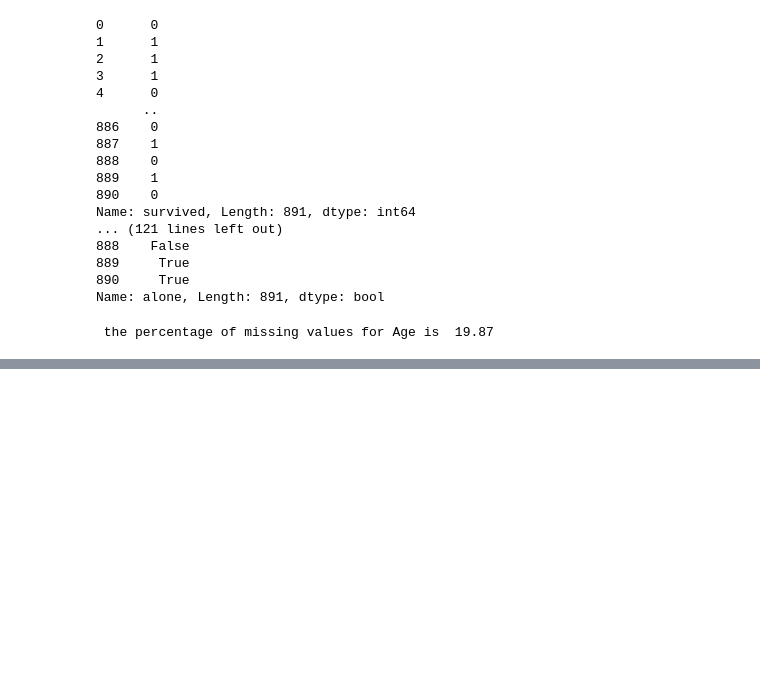
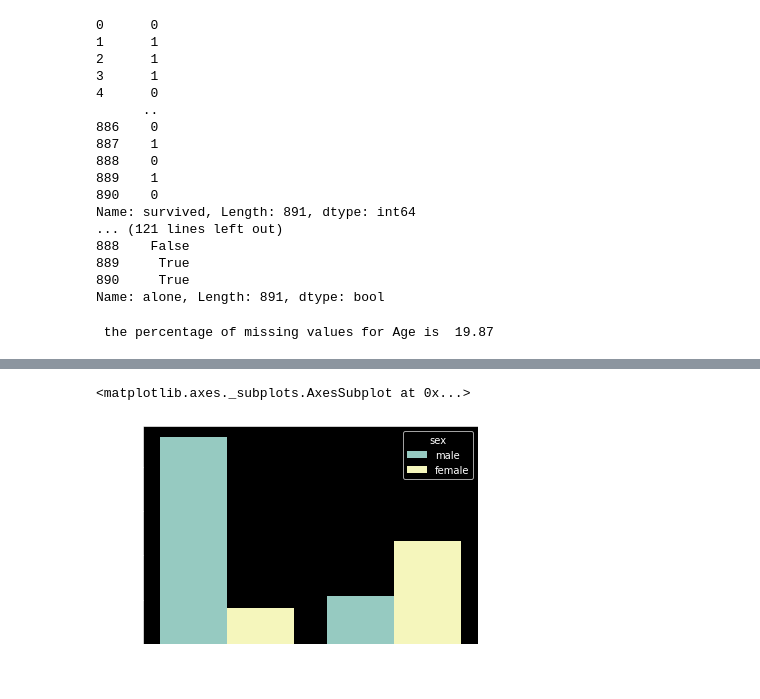
Before and after one commit to kwabena55/ML-Crash-Course, a Jupyter notebook: 08.Exploratory Data Analysis.ipynb, the cells around one changed output, grey strips where cells are left out. Saved outputs shown, nothing was run; the diff lists cells and outputs as text; code cells hidden in the pictures; blank space fills up the shorter version.

```diff
--- a/08.Exploratory Data Analysis.ipynb
+++ b/08.Exploratory Data Analysis.ipynb
@@ -132,0 +140,5 @@ for i in df.columns:
+# %%
+sns.countplot(df["survived"], hue=df["sex"])
+# %% [output]
+<matplotlib.axes._subplots.AxesSubplot at 0x...>
+[figure, added]
```
Also changed, not shown: parts of 2 cells of this notebook.
